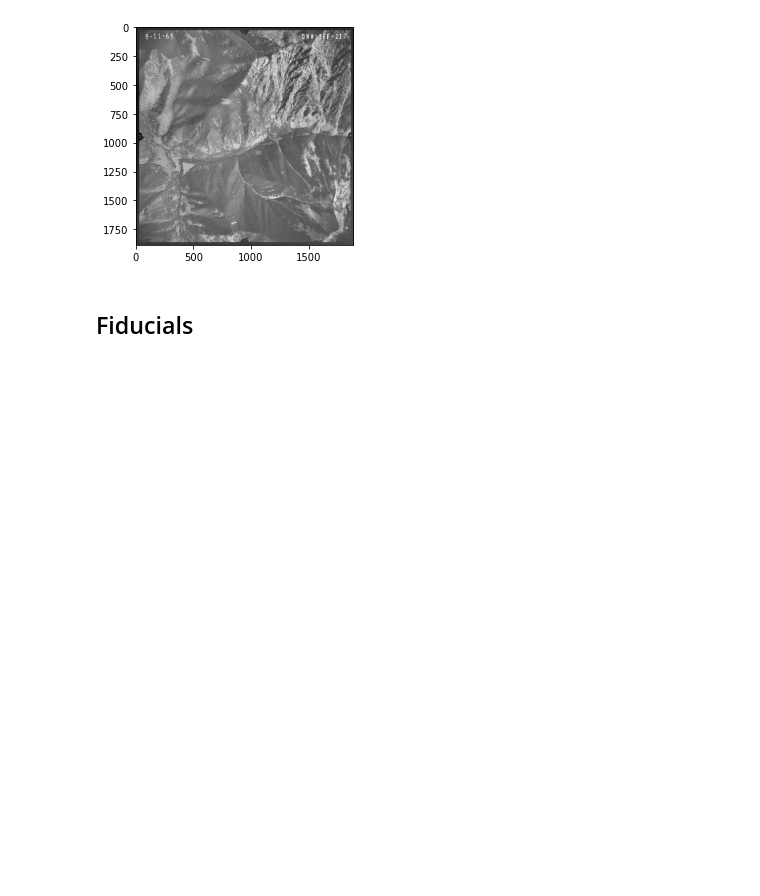
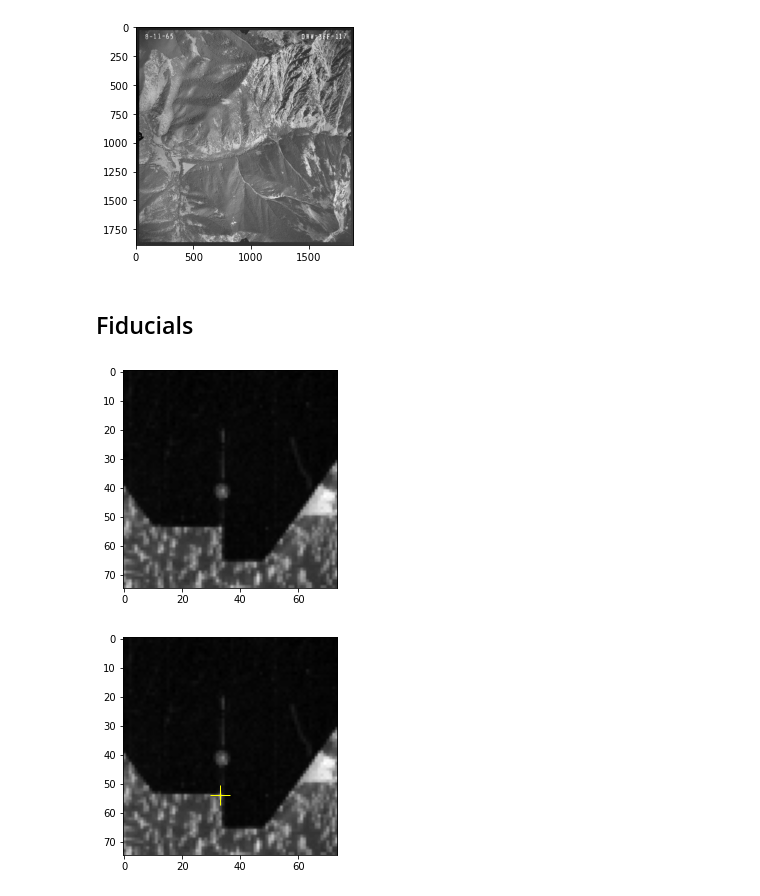
Before and after one commit to aazuspan/aerio, a Jupyter notebook: example.ipynb, the cells around one changed output. Saved outputs shown, nothing was run; the diff lists cells and outputs as text; code cells hidden in the pictures; blank space fills up the shorter version.

Commit message:
Start moving functionality from fiducial_finder into the Photo class using Fiducial classes

```diff
--- a/example.ipynb
+++ b/example.ipynb
@@ -27,3 +27,18 @@ photo.preview(size=(4, 4))
 [figure]
 # %% [markdown]
 ## Fiducials
+# %%
+# Calculate the locations of the fiducials
+photo.calculate_fiducials(fiducial_size=(75, 75))
+
+# Preview a fiducial to check that it was correctly located
+photo.fiducials.top.preview()
+
+# Calculate the coordinates of each fiducial point
+photo.fiducials.calculate_coordinates()
+
+# Preview the fiducial again now that the coordinate has been located
+photo.fiducials.top.preview()
+# %% [output]
+[figure, added]
+[figure, added]
```
Also changed, not shown: 3 other files.
